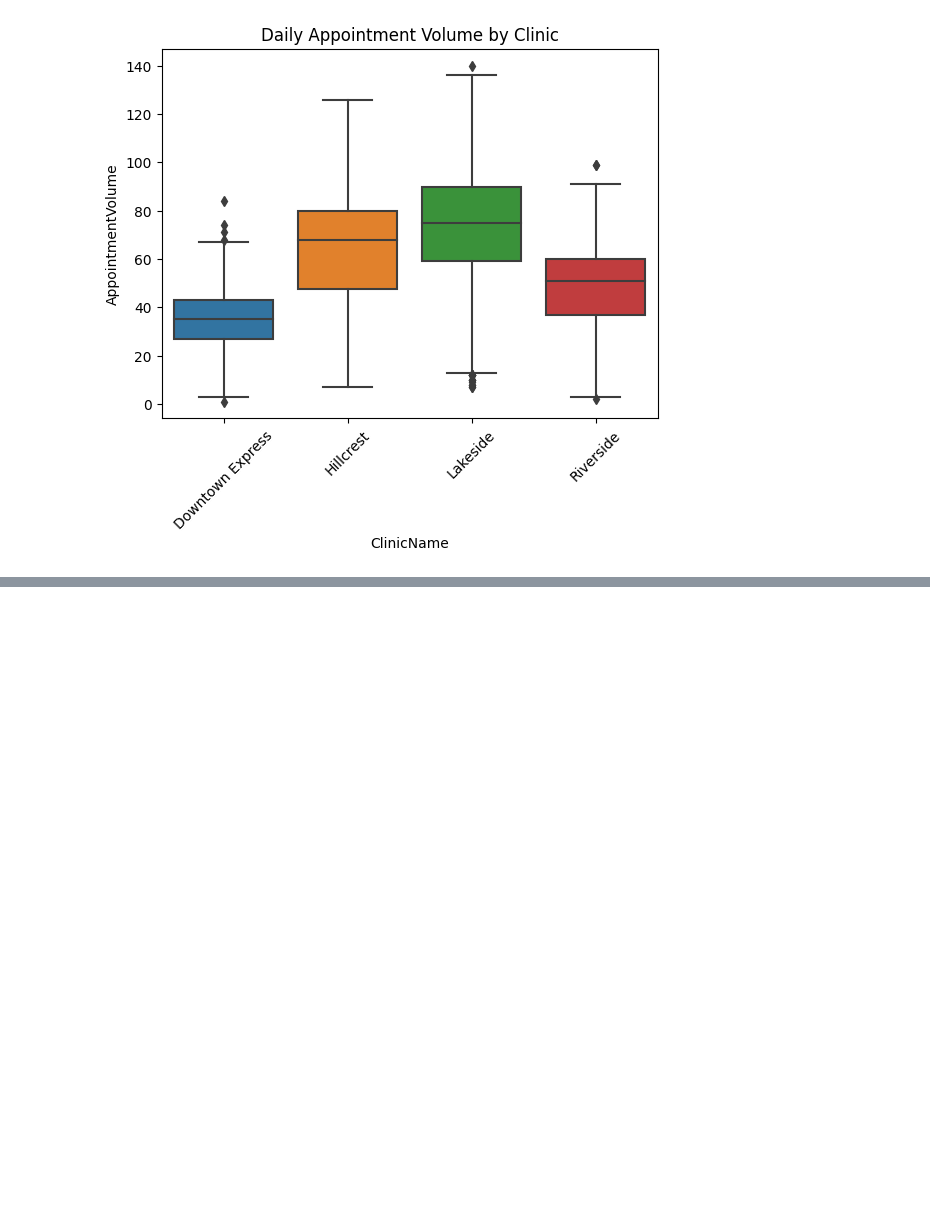
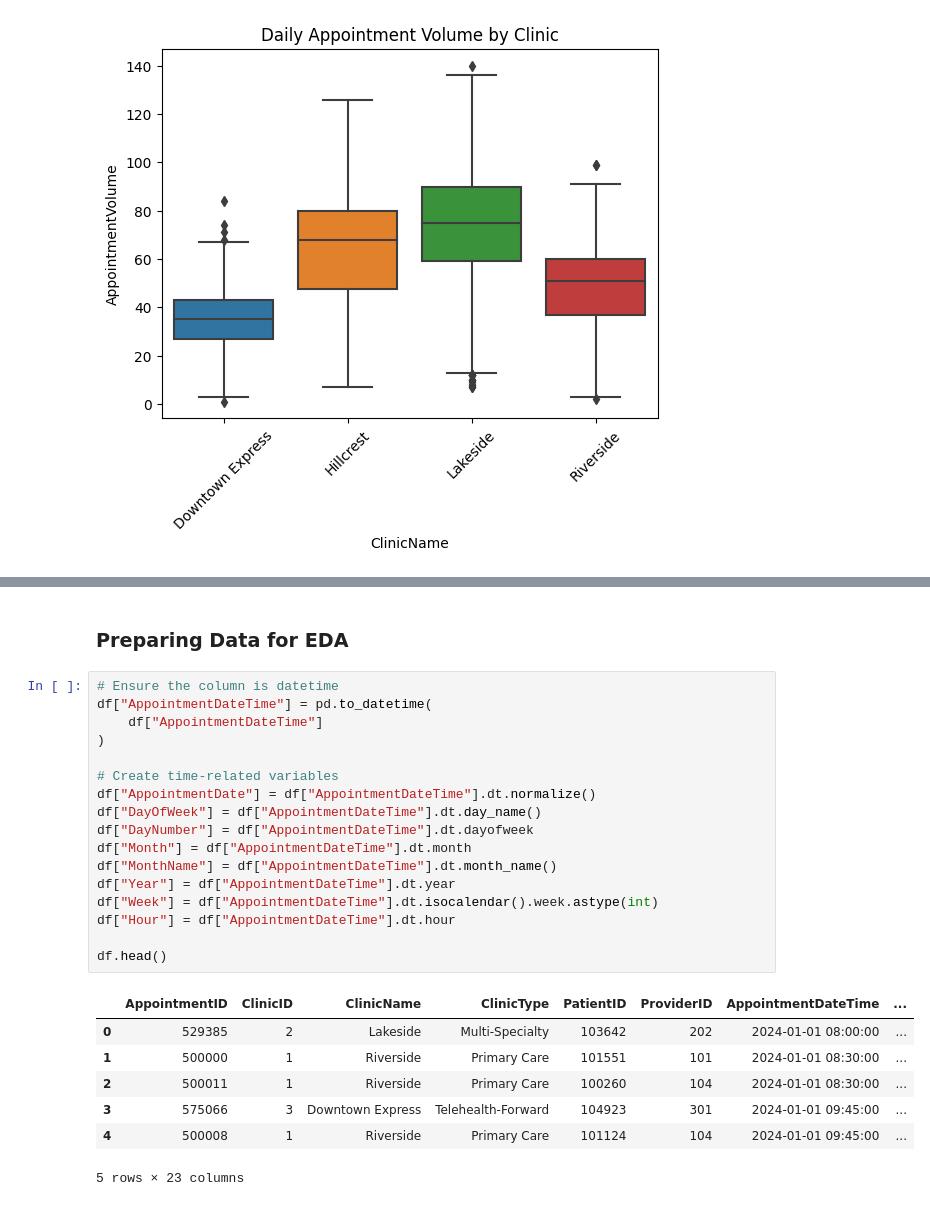
Before and after one commit to joshegwuatu/Appointment-volume-forecasting, a Jupyter notebook: EDA/01-EDA.ipynb, the cells around one changed output, grey strips where cells are left out. Saved outputs shown, nothing was run; the diff lists cells and outputs as text; blank space fills up the shorter version.

```diff
--- a/EDA/01-EDA.ipynb
+++ b/EDA/01-EDA.ipynb
@@ -454,0 +503,27 @@ plt.show()
+# %% [markdown]
+### Preparing Data for EDA
+# %%
+# Ensure the column is datetime
+df["AppointmentDateTime"] = pd.to_datetime(
+    df["AppointmentDateTime"]
+)
+
+# Create time-related variables
+df["AppointmentDate"] = df["AppointmentDateTime"].dt.normalize()
+df["DayOfWeek"] = df["AppointmentDateTime"].dt.day_name()
+df["DayNumber"] = df["AppointmentDateTime"].dt.dayofweek
+df["Month"] = df["AppointmentDateTime"].dt.month
+df["MonthName"] = df["AppointmentDateTime"].dt.month_name()
+df["Year"] = df["AppointmentDateTime"].dt.year
+df["Week"] = df["AppointmentDateTime"].dt.isocalendar().week.astype(int)
+df["Hour"] = df["AppointmentDateTime"].dt.hour
+
+df.head()
+# %% [output]
+|  | AppointmentID | ClinicID | ClinicName | ClinicType | PatientID | ProviderID | AppointmentDateTime | ... |
+| 0 | 529385 | 2 | Lakeside | Multi-Specialty | 103642 | 202 | 2024-01-01 08:00:00 | ... |
+| 1 | 500000 | 1 | Riverside | Primary Care | 101551 | 101 | 2024-01-01 08:30:00 | ... |
+| 2 | 500011 | 1 | Riverside | Primary Care | 100260 | 104 | 2024-01-01 08:30:00 | ... |
+| 3 | 575066 | 3 | Downtown Express | Telehealth-Forward | 104923 | 301 | 2024-01-01 09:45:00 | ... |
+| 4 | 500008 | 1 | Riverside | Primary Care | 101124 | 104 | 2024-01-01 09:45:00 | ... |
+5 rows × 23 columns
```
Also changed, not shown: parts of 18 cells of this notebook.
